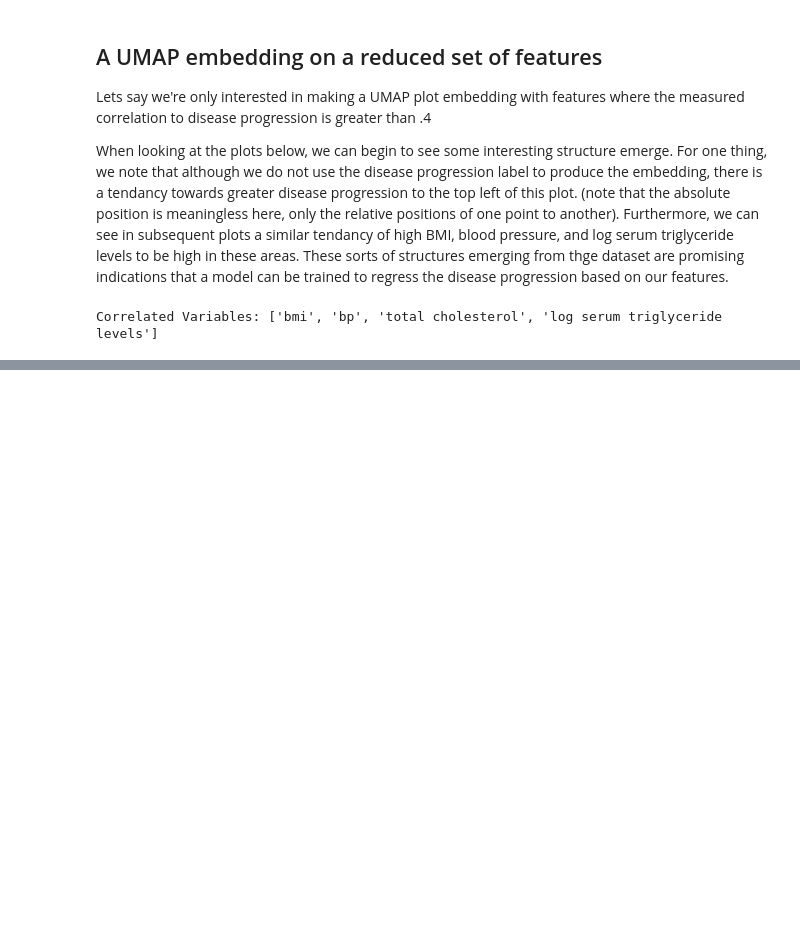
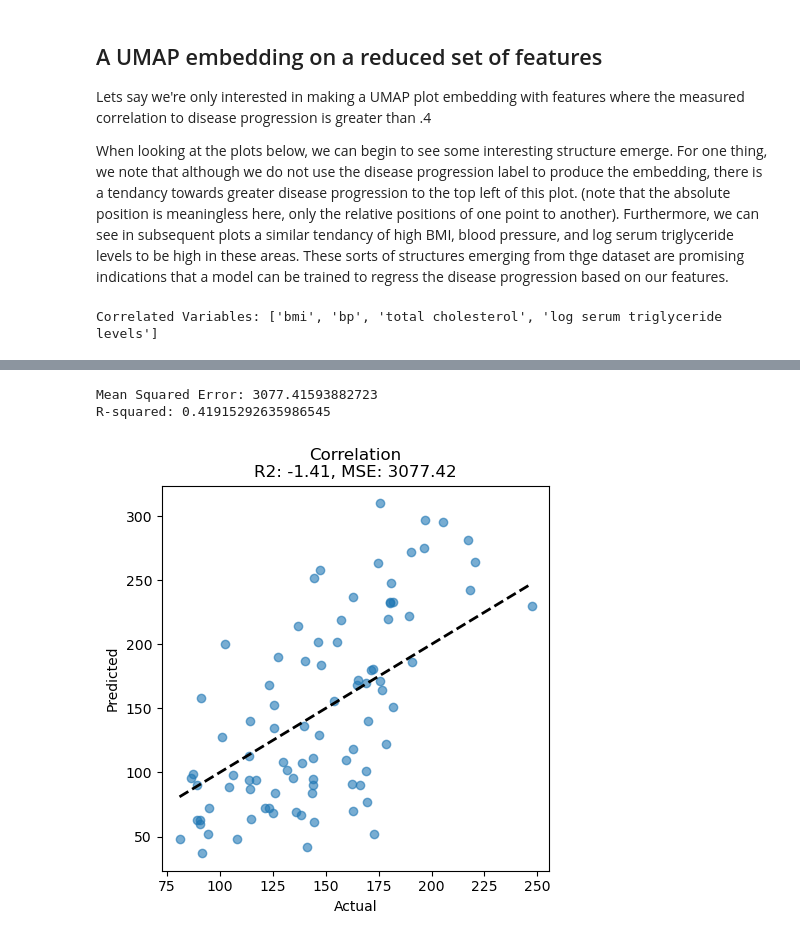
Before and after one commit to patrickwrowe/multilayer-perceptron-regression, a Jupyter notebook: diabetes_dataset/diabetes_dataset_eda.ipynb, the cells around one changed output, grey strips where cells are left out. Drawn from its saved outputs; the diff is of its cells as text; code cells hidden in the pictures; blank space fills up the shorter version.

```diff
--- a/diabetes_dataset/diabetes_dataset_eda.ipynb
+++ b/diabetes_dataset/diabetes_dataset_eda.ipynb
@@ -182,0 +232,23 @@ for column in correlated_variables:
+# %%
+# Initialize the ridge regression model
+ridge_model = Ridge(alpha=1.0)
+
+# Fit the model to the training data
+ridge_model.fit(X_train, y_train)
+
+# Make predictions on the test set
+y_pred = ridge_model.predict(X_test)
+
+# Evaluate the model
+mse = mean_squared_error(y_test, y_pred)
+r2 = r2_score(y_test, y_pred)
+
+# Print evaluation metrics
+print(f'Mean Squared Error: {mse}')
+print(f'R-squared: {r2}')
+
+fig, ax = plots.correlate_y_vs_yhat(y_test, y_pred)
+# %% [output]
+Mean Squared Error: 3077.41593882723
+R-squared: 0.41915292635986545
+[figure, added]
```
Also changed, not shown: parts of 4 cells of this notebook, 3 other files.
